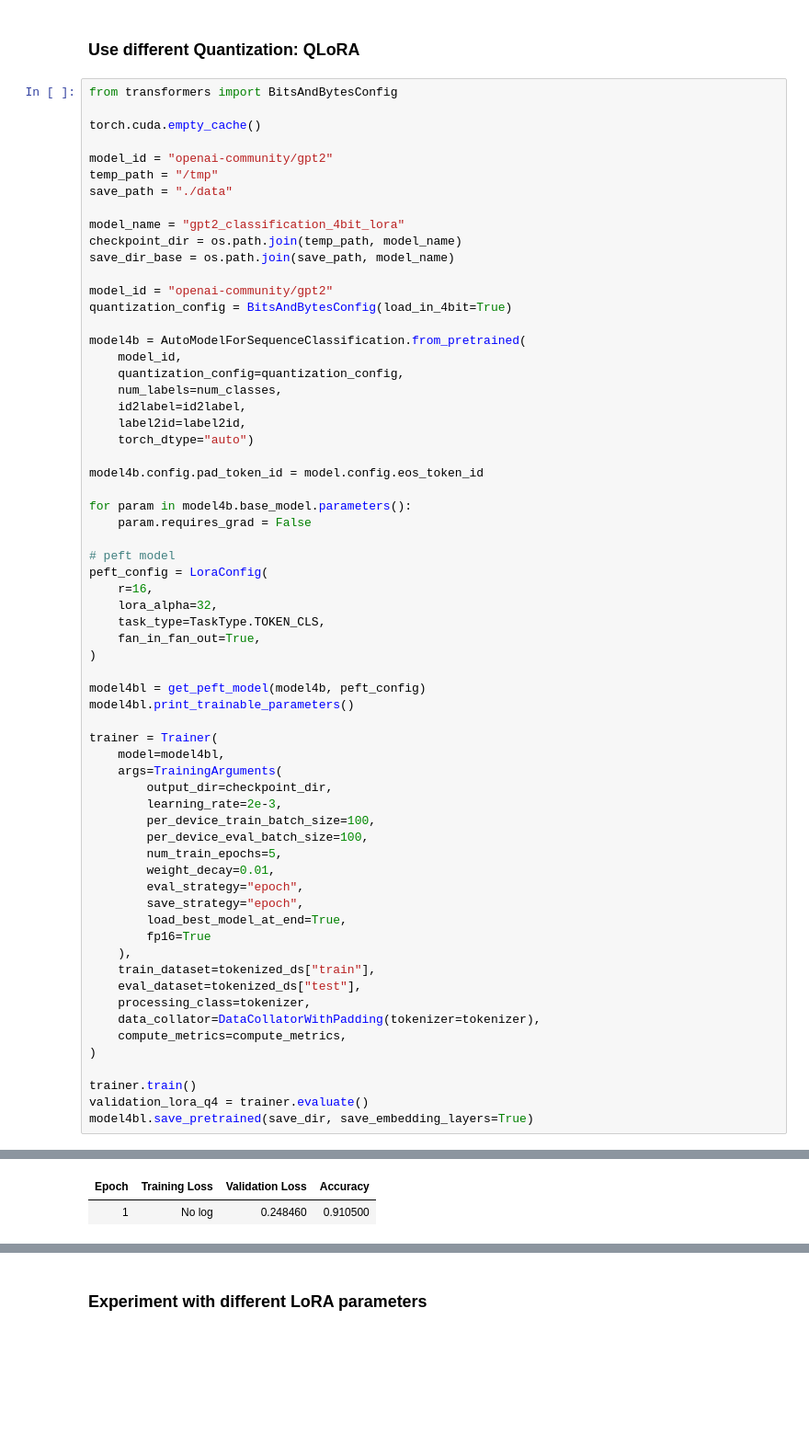
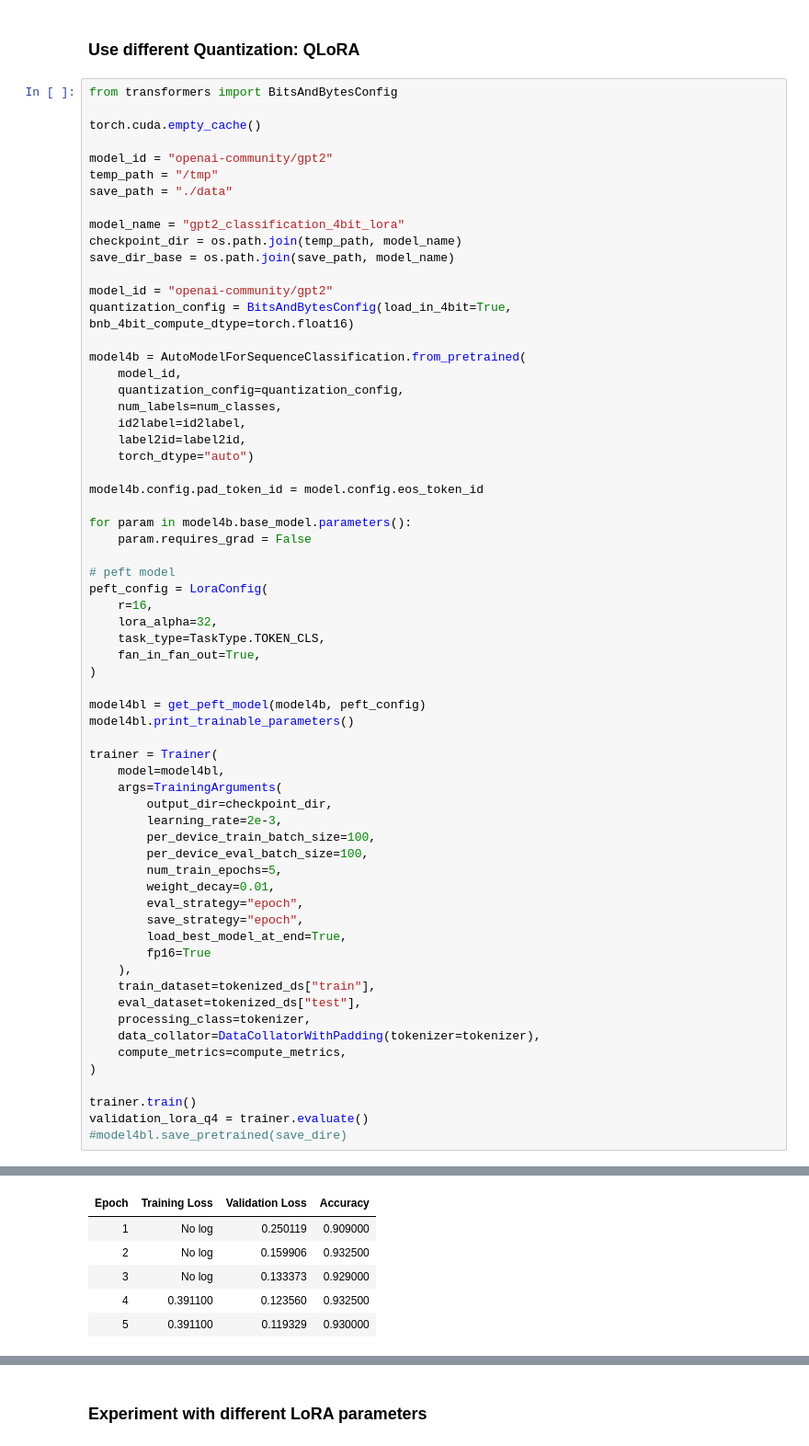
Before and after one commit to apichlkostner/generated_ai_project_1, a Jupyter notebook: LightweightFineTuning.ipynb, the cells around one changed output, grey strips where cells are left out. Shown at 92% size. Saved outputs shown, nothing was run; the diff lists cells and outputs as text; blank space fills up the shorter version.

```diff
--- a/LightweightFineTuning.ipynb
+++ b/LightweightFineTuning.ipynb
@@ -303,7 +298,7 @@ checkpoint_dir = os.path.join(temp_path, model_name)
 save_dir_base = os.path.join(save_path, model_name)
 
 model_id = "openai-community/gpt2"
-quantization_config = BitsAndBytesConfig(load_in_4bit=True)
+quantization_config = BitsAndBytesConfig(load_in_4bit=True, bnb_4bit_compute_dtype=torch.float16)
 
 model4b = AutoModelForSequenceClassification.from_pretrained(
     model_id,
@@ -352,7 +347,7 @@ trainer = Trainer(
 
 trainer.train()
 validation_lora_q4 = trainer.evaluate()
-model4bl.save_pretrained(save_dir, save_embedding_layers=True)
+#model4bl.save_pretrained(save_dire)
 # %% [output]
 Some weights of GPT2ForSequenceClassification were not initialized from the model checkpoint at openai-community/gpt2 and are newly initialized: ['score.weight']
 You should probably TRAIN this model on a down-stream task to be able to use it for predictions and inference.
@@ -361,2 +356,6 @@ trainable params: 594,432 || all params: 125,038,848 || trainable%: 0.4754
 | Epoch | Training Loss | Validation Loss | Accuracy |
-| 1 | No log | 0.248460 | 0.910500 |
+| 1 | No log | 0.250119 | 0.909000 |
+| 2 | No log | 0.159906 | 0.932500 |
+| 3 | No log | 0.133373 | 0.929000 |
+| 4 | 0.391100 | 0.123560 | 0.932500 |
+| 5 | 0.391100 | 0.119329 | 0.930000 |
```
Also changed, not shown: parts of 15 cells of this notebook, 2 other files.
